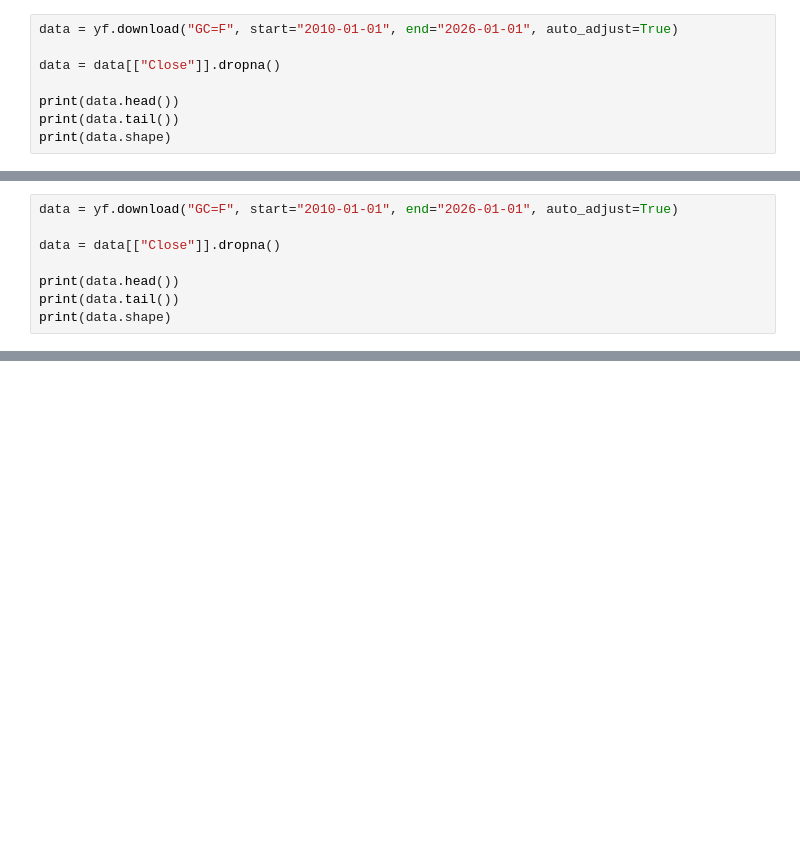
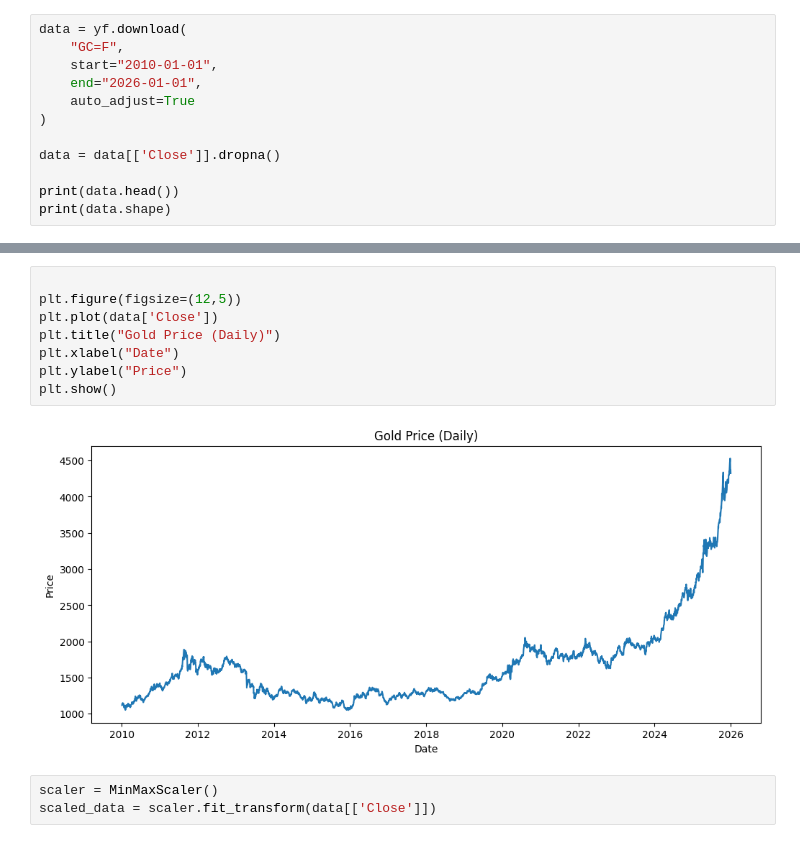
Before and after one commit to mtalhak003/AI-ML-Deep-Learning, a Jupyter notebook: Transformer_Based_Daily_Gold_Price_Forecasting_Using_Historical_Time_Series_Data.ipynb, the cells around one changed output, grey strips where cells are left out. Cells and saved outputs as stored; diff of their text form; blank space fills up the shorter version.

```diff
--- a/Transformer_Based_Daily_Gold_Price_Forecasting_Using_Historical_Time_Series_Data.ipynb
+++ b/Transformer_Based_Daily_Gold_Price_Forecasting_Using_Historical_Time_Series_Data.ipynb
@@ -33,10 +22,14 @@ from sklearn.metrics import mean_absolute_error, mean_squared_error
 # %%
-data = yf.download("GC=F", start="2010-01-01", end="2026-01-01", auto_adjust=True)
+data = yf.download(
+    "GC=F",
+    start="2010-01-01",
+    end="2026-01-01",
+    auto_adjust=True
+)
 
-data = data[["Close"]].dropna()
+data = data[['Close']].dropna()
 
 print(data.head())
-print(data.tail())
 print(data.shape)
 # %% [output]
 [*********************100%***********************]  1 of 1 completed
@@ -59,9 +44 @@ Date
 (4023, 1)
-# %%
-data = yf.download("GC=F", start="2010-01-01", end="2026-01-01", auto_adjust=True)
-
-data = data[["Close"]].dropna()
-
-print(data.head())
-print(data.tail())
-print(data.shape)
@@ -87,3 +49,16 @@ Date
+# %%
+
+plt.figure(figsize=(12,5))
+plt.plot(data['Close'])
+plt.title("Gold Price (Daily)")
+plt.xlabel("Date")
+plt.ylabel("Price")
+plt.show()
+# %% [output]
+[figure, added]
+# %%
+scaler = MinMaxScaler()
+scaled_data = scaler.fit_transform(data[['Close']])
 # %%
 usd_to_pkr = 280
 
```
Also changed, not shown: parts of 51 cells of this notebook.
